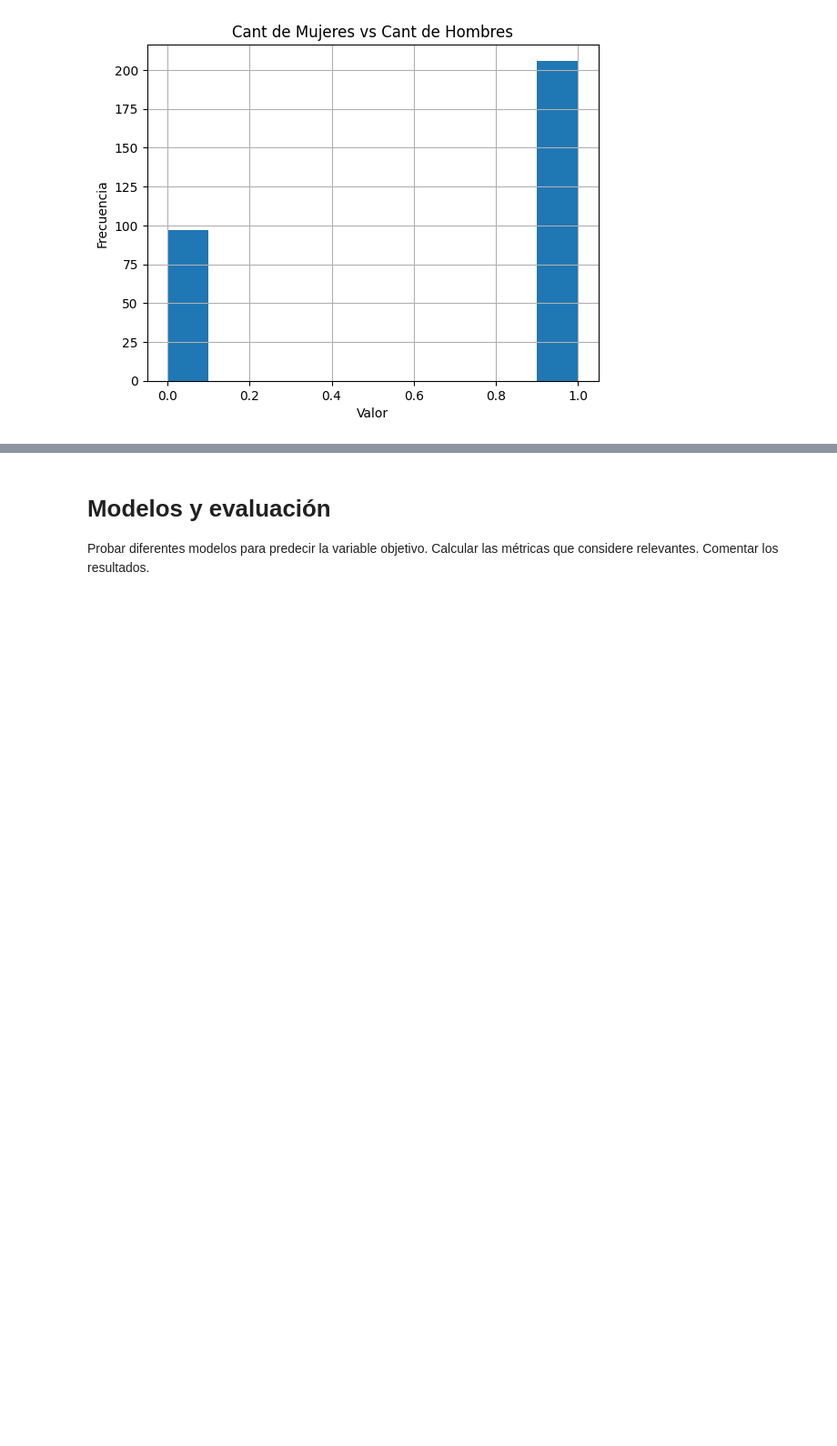
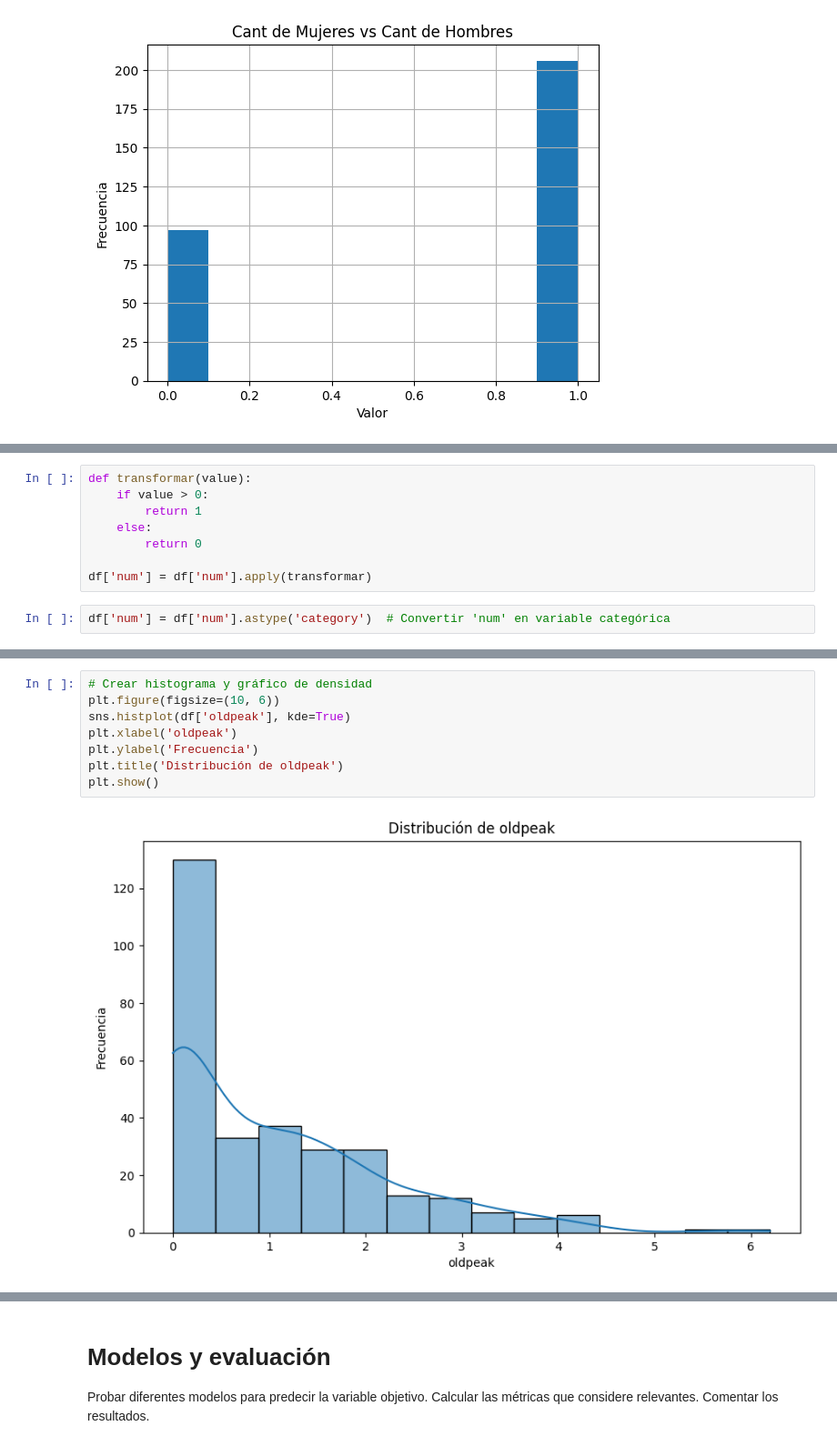
Before and after one commit to LeandroAlbachiaro/intro_ia, a Jupyter notebook: tp_integrador_enunciado/template_tp_integrador_dataset.ipynb, the cells around one changed output, grey strips where cells are left out. Shown at 91% size. Cells and saved outputs as stored; diff of their text form; blank space fills up the shorter version.

```diff
--- a/tp_integrador_enunciado/template_tp_integrador_dataset.ipynb
+++ b/tp_integrador_enunciado/template_tp_integrador_dataset.ipynb
@@ -175,0 +216,10 @@ Text(0.5, 1.0, 'Matriz de correlación')
+# %%
+def transformar(value):
+    if value > 0:
+        return 1
+    else:
+        return 0
+
+df['num'] = df['num'].apply(transformar)
+# %%
+df['num'] = df['num'].astype('category')  # Convertir 'num' en variable categórica
@@ -175,0 +246,10 @@ Text(0.5, 1.0, 'Matriz de correlación')
+# %%
+# Crear histograma y gráfico de densidad
+plt.figure(figsize=(10, 6))
+sns.histplot(df['oldpeak'], kde=True)
+plt.xlabel('oldpeak')
+plt.ylabel('Frecuencia')
+plt.title('Distribución de oldpeak')
+plt.show()
+# %% [output]
+[figure, added]
```
Also changed, not shown: parts of 37 cells of this notebook, 1 other file.
